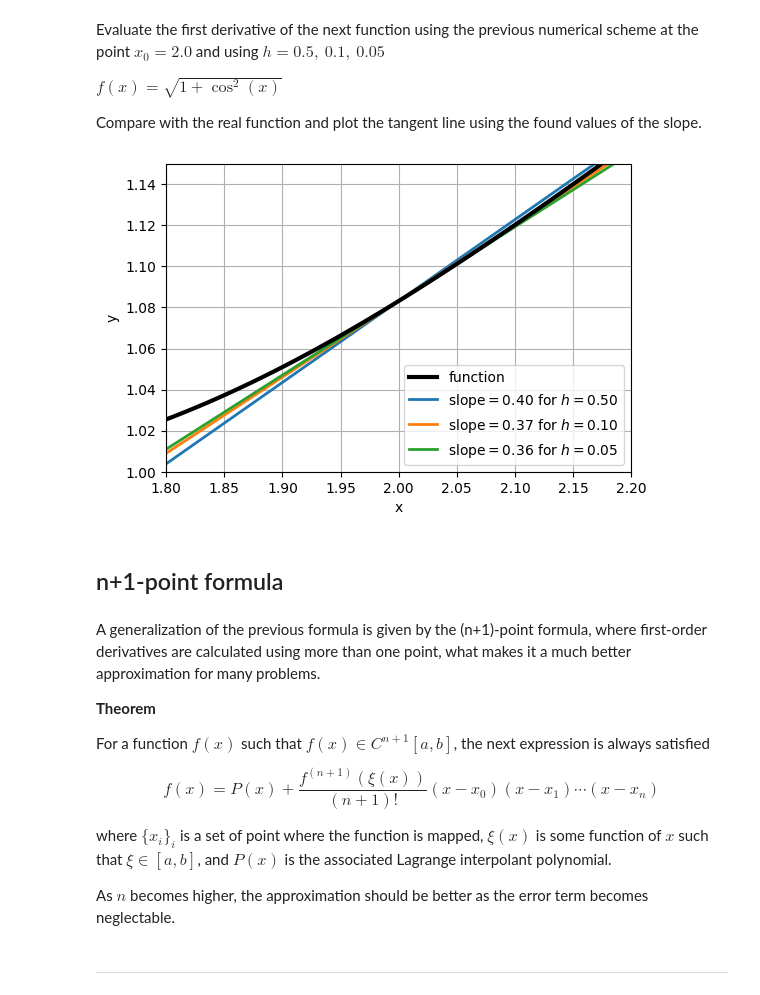
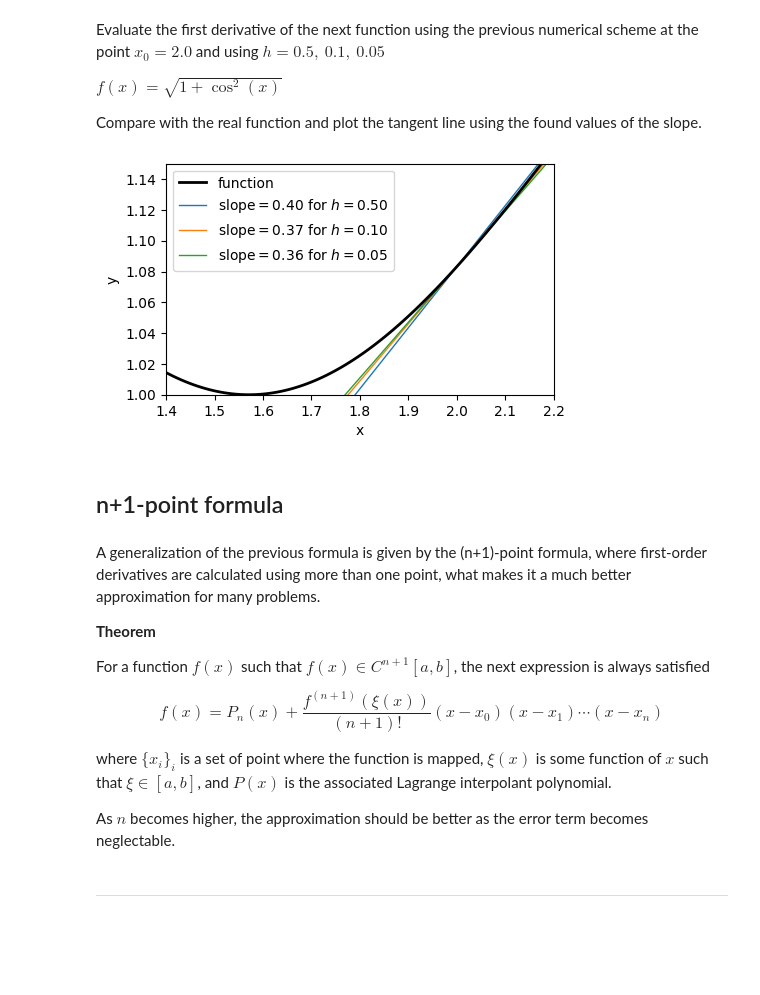
Before and after one commit to anferivera/Programming, a Jupyter notebook: 5_1_numerical_calculus.ipynb, the cells around one changed output. Cells and saved outputs as stored; diff of their text form; code cells hidden in the pictures; blank space fills up the shorter version.

```diff
--- a/5_1_numerical_calculus.ipynb
+++ b/5_1_numerical_calculus.ipynb
@@ -66,45 +66,45 @@ def function(x):
 
 #X value
 x0 = 2
-xmin = 1.8
+xmin = 1.4
 xmax = 2.2
 #h step
 hs = [0.5,0.1,0.05]
 
 #Calculating derivatives
 dfs = []
 for h in hs:
     dfs.append( (function(x0+h)-function(x0))/h )
 
 #Plotting
-plt.figure( figsize=(6,4) )
+plt.figure( figsize=(5,3) )
 #X array
 X = np.linspace( xmin, xmax, 100 )
 Y = function(X)
-plt.plot( X, Y, color="black", label="function", linewidth=3, zorder=10 )
+plt.plot( X, Y, color="black", label="function", linewidth=2, zorder=10 )
 #Slopes
 Xslp = [1,x0,3]
 Yslp = [0,0,0]
 for df, h in zip(dfs, hs):
     #First point
     Yslp[0] = function(x0)+df*(Xslp[0]-Xslp[1])
     #Second point
     Yslp[1] = function(x0)
     #Third point
     Yslp[2] = function(x0)+df*(Xslp[2]-Xslp[1])
     #Plotting this slope
-    plt.plot( Xslp, Yslp, linewidth = 2, label="slope$=%1.2f$ for $h=%1.2f$"%(df,h) )
+    plt.plot( Xslp, Yslp, linewidth = 1, label="slope$=%1.2f$ for $h=%1.2f$"%(df,h) )
 
 #Format
-plt.grid()
+#plt.grid()
 plt.xlabel("x")
 plt.ylabel("y")
 plt.xlim( xmin, xmax )
 plt.ylim( 1, 1.15 )
-plt.legend( loc = "lower right" )
+plt.legend( loc = "best" )
 plt.show()
 # %% [output]
-[figure, old version]
+[figure, new version]
 # %% [markdown]
 ## n+1-point formula
 # %% [markdown]
@@ -114,7 +114,7 @@ A generalization of the previous formula is given by the (n+1)-point formula, wh
 
 For a function $f(x)$ such that $f(x)\in C^{n+1}[a,b]$, the next expression is always satisfied
 
-$$f(x) = P(x) + \frac{f^{(n+1)}(\xi(x))}{(n+1)!}(x-x_0)(x-x_1)\cdots(x-x_n)$$
+$$f(x) = P_n(x) + \frac{f^{(n+1)}(\xi(x))}{(n+1)!}(x-x_0)(x-x_1)\cdots(x-x_n)$$
 
 where $\{x_i\}_i$ is a set of point where the function is mapped, $\xi(x)$ is some function of $x$ such that $\xi\in[a,b]$, and $P(x)$ is the associated Lagrange interpolant polynomial.
 
```
Also changed, not shown: parts of 33 cells of this notebook.
